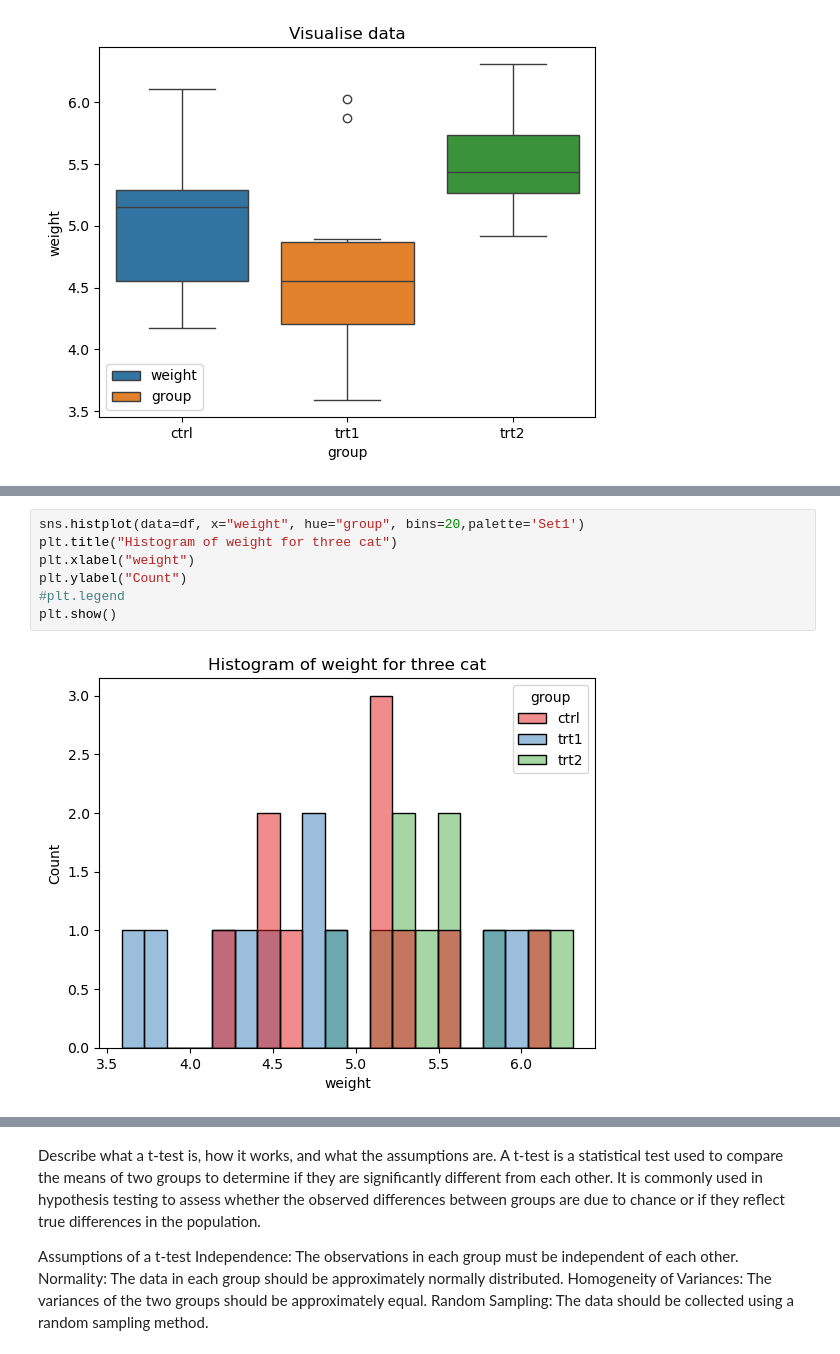
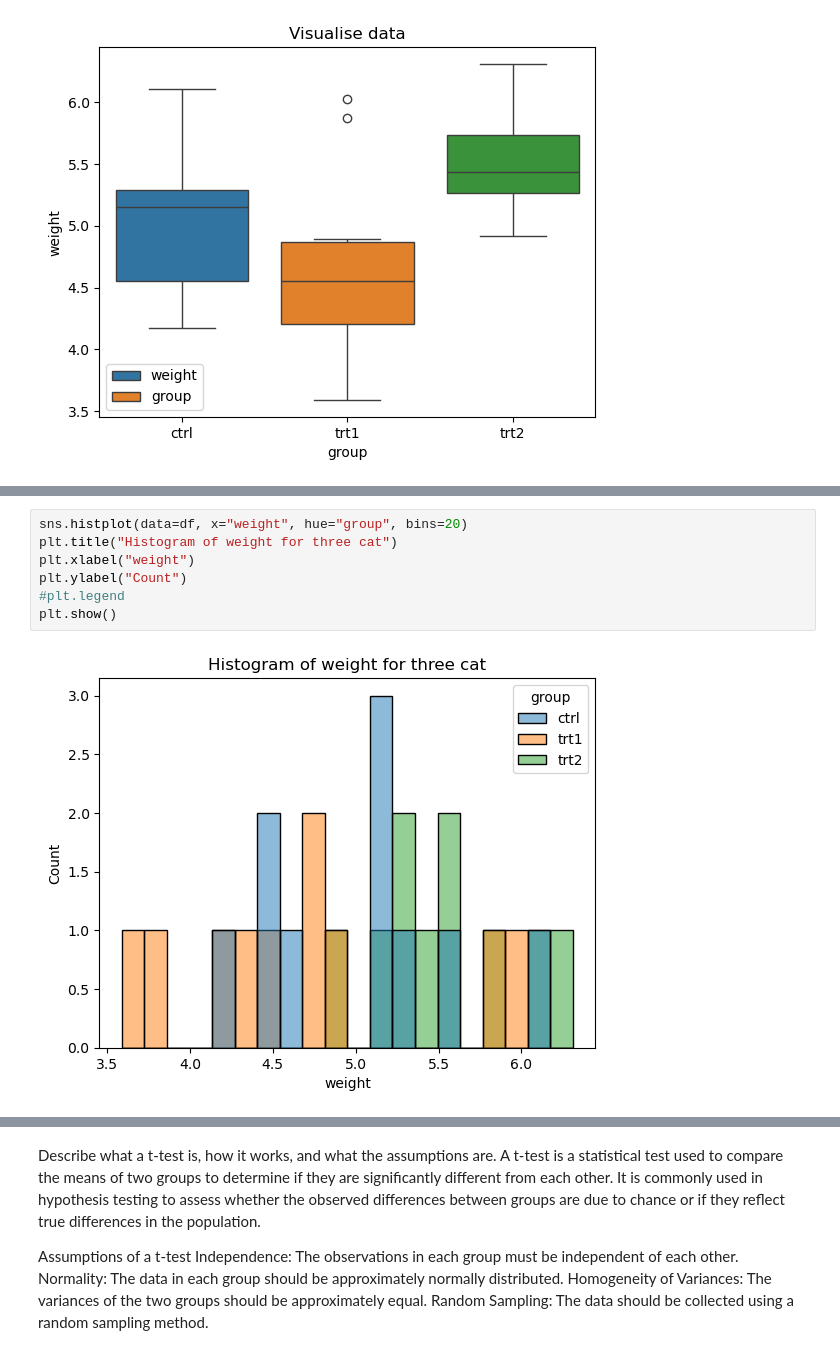
Before and after one commit to dectan/applied_statistics, a Jupyter notebook: project.ipynb, the cells around one changed output, grey strips where cells are left out. Cells and saved outputs as stored; diff of their text form.

```diff
--- a/project.ipynb
+++ b/project.ipynb
@@ -102,9 +132,9 @@ plt.show()
 # %%
-sns.histplot(data=df, x="weight", hue="group", bins=20,palette='Set1')
+sns.histplot(data=df, x="weight", hue="group", bins=20)
 plt.title("Histogram of weight for three cat")
 plt.xlabel("weight")
 plt.ylabel("Count")
 #plt.legend
 plt.show()
 # %% [output]
-[figure, old version]
+[figure, new version]
```
Also changed, not shown: parts of 12 cells of this notebook, 1 other file.
